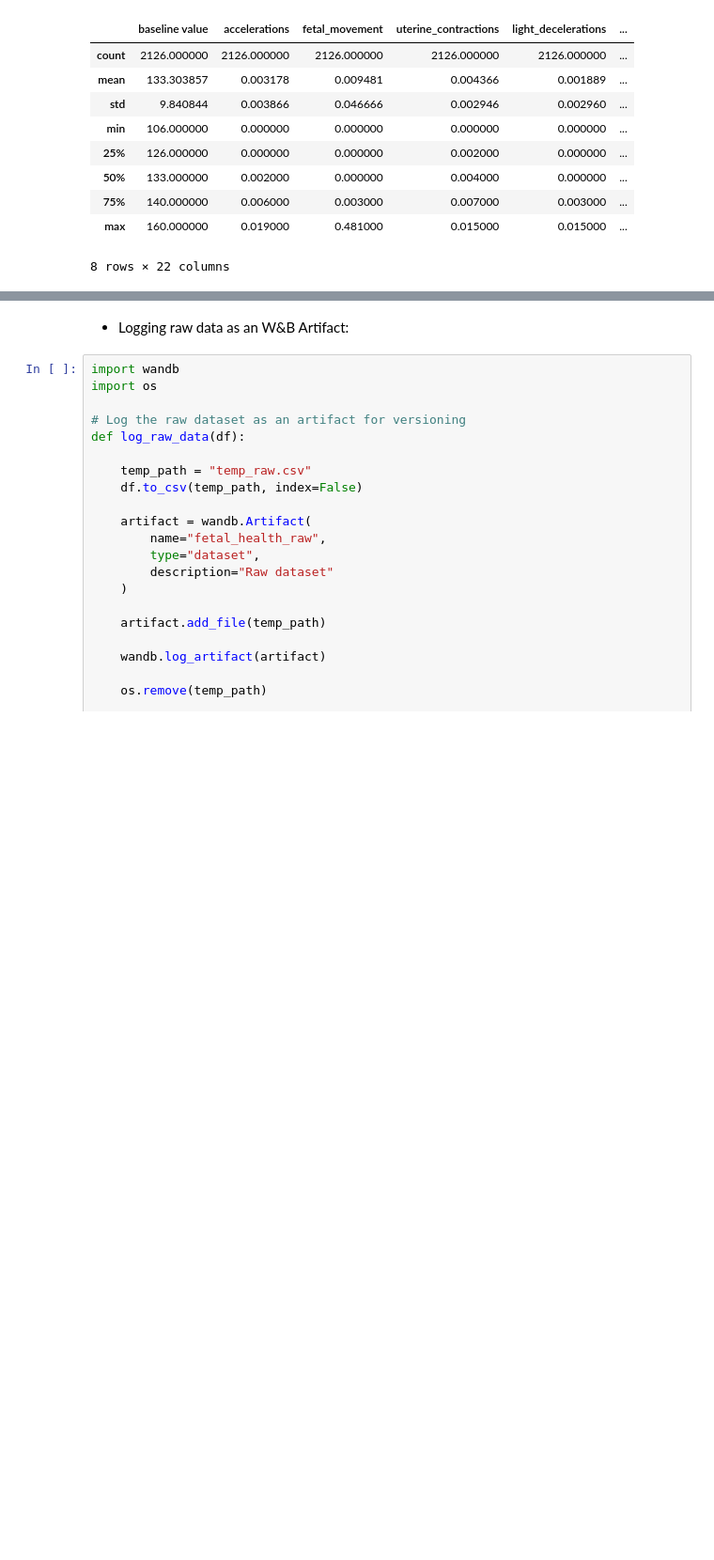
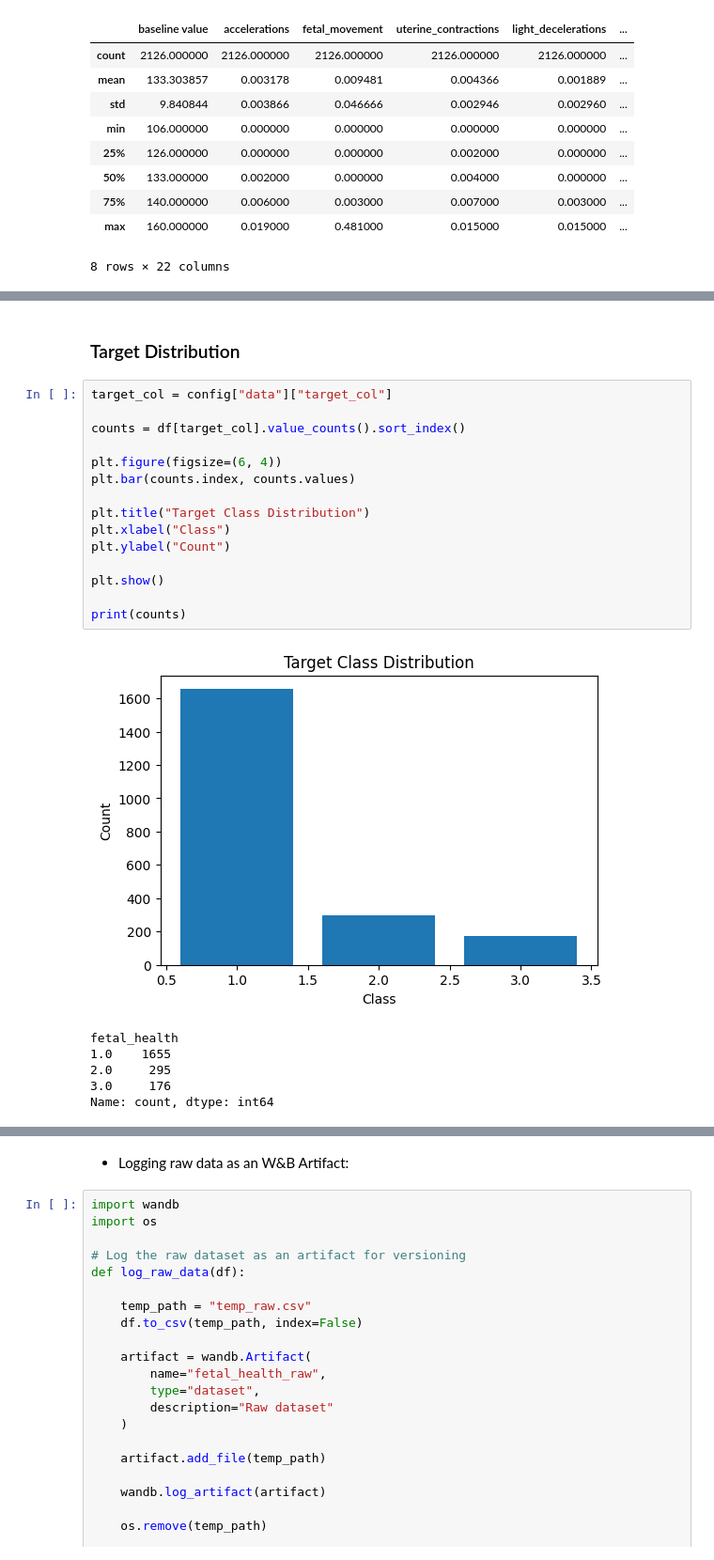
Before and after one commit to iluizacosta/mlp-advanced-ai-topics, a Jupyter notebook: fetal_health_notebook.ipynb, the cells around one changed output, grey strips where cells are left out. Shown at 94% size. Saved outputs shown, nothing was run; the diff lists cells and outputs as text; blank space fills up the shorter version.

Commit message:
Fix: Adding Exploratory Data Analysis(EDA) statistics

```diff
--- a/fetal_health_notebook.ipynb
+++ b/fetal_health_notebook.ipynb
@@ -263,0 +314,24 @@ Name: count, dtype: int64
+# %% [markdown]
+### Target Distribution
+# %%
+target_col = config["data"]["target_col"]
+
+counts = df[target_col].value_counts().sort_index()
+
+plt.figure(figsize=(6, 4))
+plt.bar(counts.index, counts.values)
+
+plt.title("Target Class Distribution")
+plt.xlabel("Class")
+plt.ylabel("Count")
+
+plt.show()
+
+print(counts)
+# %% [output]
+[figure, added]
+fetal_health
+1.0    1655
+2.0     295
+3.0     176
+Name: count, dtype: int64
```
Also changed, not shown: parts of 20 cells of this notebook.
